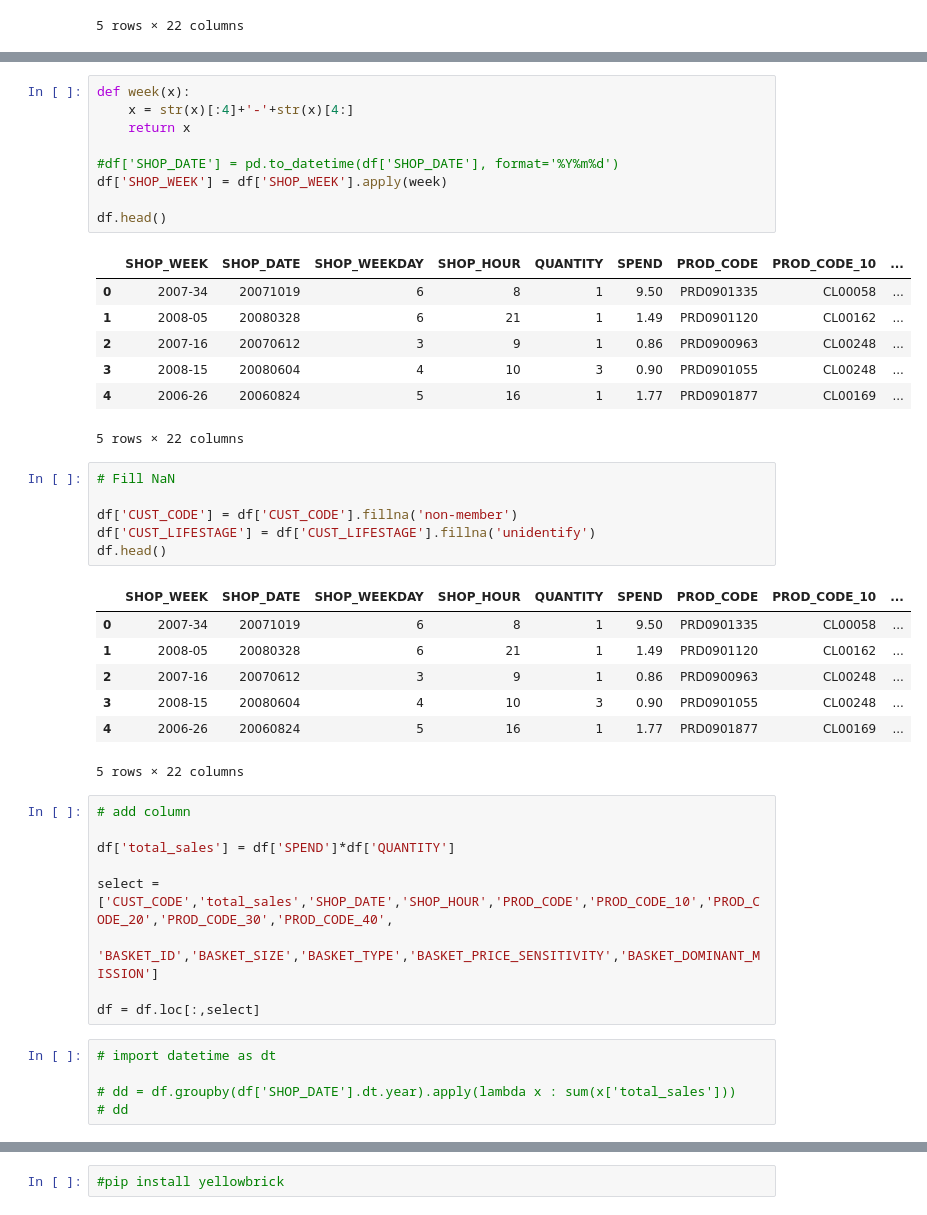
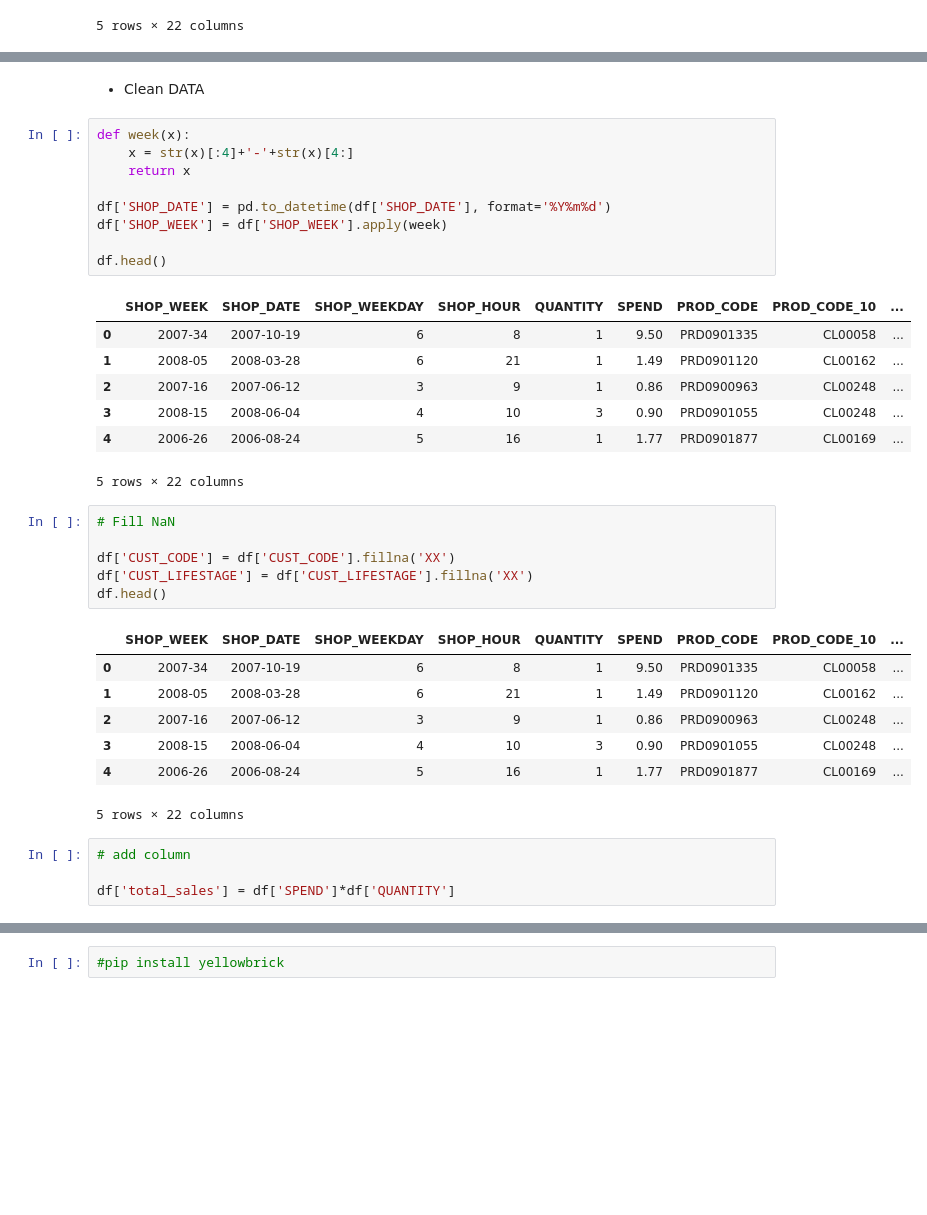
Before and after one commit to HikariJadeEmpire/AdvancedAnalytics-MADT8101, a Jupyter notebook: Week02_CustomerSingleView/KMean_LostusAnalytic.ipynb, the cells around one changed output, grey strips where cells are left out. Drawn from its saved outputs; the diff is of its cells as text; blank space fills up the shorter version.

```diff
--- a/Week02_CustomerSingleView/KMean_LostusAnalytic.ipynb
+++ b/Week02_CustomerSingleView/KMean_LostusAnalytic.ipynb
@@ -36,45 +62,37 @@ memory usage: 97.0+ MB
+# %% [markdown]
+- Clean DATA
 # %%
 def week(x):
     x = str(x)[:4]+'-'+str(x)[4:]
     return x
 
-#df['SHOP_DATE'] = pd.to_datetime(df['SHOP_DATE'], format='%Y%m%d')
+df['SHOP_DATE'] = pd.to_datetime(df['SHOP_DATE'], format='%Y%m%d')
 df['SHOP_WEEK'] = df['SHOP_WEEK'].apply(week)
 
 df.head()
 # %% [output]
 |  | SHOP_WEEK | SHOP_DATE | SHOP_WEEKDAY | SHOP_HOUR | QUANTITY | SPEND | PROD_CODE | PROD_CODE_10 | ... |
-| 0 | 2007-34 | 20071019 | 6 | 8 | 1 | 9.50 | PRD0901335 | CL00058 | ... |
-| 1 | 2008-05 | 20080328 | 6 | 21 | 1 | 1.49 | PRD0901120 | CL00162 | ... |
-| 2 | 2007-16 | 20070612 | 3 | 9 | 1 | 0.86 | PRD0900963 | CL00248 | ... |
-| 3 | 2008-15 | 20080604 | 4 | 10 | 3 | 0.90 | PRD0901055 | CL00248 | ... |
-| 4 | 2006-26 | 20060824 | 5 | 16 | 1 | 1.77 | PRD0901877 | CL00169 | ... |
+| 0 | 2007-34 | 2007-10-19 | 6 | 8 | 1 | 9.50 | PRD0901335 | CL00058 | ... |
+| 1 | 2008-05 | 2008-03-28 | 6 | 21 | 1 | 1.49 | PRD0901120 | CL00162 | ... |
+| 2 | 2007-16 | 2007-06-12 | 3 | 9 | 1 | 0.86 | PRD0900963 | CL00248 | ... |
+| 3 | 2008-15 | 2008-06-04 | 4 | 10 | 3 | 0.90 | PRD0901055 | CL00248 | ... |
+| 4 | 2006-26 | 2006-08-24 | 5 | 16 | 1 | 1.77 | PRD0901877 | CL00169 | ... |
 5 rows × 22 columns
 # %%
 # Fill NaN
 
-df['CUST_CODE'] = df['CUST_CODE'].fillna('non-member')
-df['CUST_LIFESTAGE'] = df['CUST_LIFESTAGE'].fillna('unidentify')
+df['CUST_CODE'] = df['CUST_CODE'].fillna('XX')
+df['CUST_LIFESTAGE'] = df['CUST_LIFESTAGE'].fillna('XX')
 df.head()
 # %% [output]
 |  | SHOP_WEEK | SHOP_DATE | SHOP_WEEKDAY | SHOP_HOUR | QUANTITY | SPEND | PROD_CODE | PROD_CODE_10 | ... |
-| 0 | 2007-34 | 20071019 | 6 | 8 | 1 | 9.50 | PRD0901335 | CL00058 | ... |
-| 1 | 2008-05 | 20080328 | 6 | 21 | 1 | 1.49 | PRD0901120 | CL00162 | ... |
-| 2 | 2007-16 | 20070612 | 3 | 9 | 1 | 0.86 | PRD0900963 | CL00248 | ... |
-| 3 | 2008-15 | 20080604 | 4 | 10 | 3 | 0.90 | PRD0901055 | CL00248 | ... |
-| 4 | 2006-26 | 20060824 | 5 | 16 | 1 | 1.77 | PRD0901877 | CL00169 | ... |
+| 0 | 2007-34 | 2007-10-19 | 6 | 8 | 1 | 9.50 | PRD0901335 | CL00058 | ... |
+| 1 | 2008-05 | 2008-03-28 | 6 | 21 | 1 | 1.49 | PRD0901120 | CL00162 | ... |
+| 2 | 2007-16 | 2007-06-12 | 3 | 9 | 1 | 0.86 | PRD0900963 | CL00248 | ... |
+| 3 | 2008-15 | 2008-06-04 | 4 | 10 | 3 | 0.90 | PRD0901055 | CL00248 | ... |
+| 4 | 2006-26 | 2006-08-24 | 5 | 16 | 1 | 1.77 | PRD0901877 | CL00169 | ... |
 5 rows × 22 columns
 # %%
 # add column
 
 df['total_sales'] = df['SPEND']*df['QUANTITY']
-
-select = ['CUST_CODE','total_sales','SHOP_DATE','SHOP_HOUR','PROD_CODE','PROD_CODE_10','PROD_CODE_20','PROD_CODE_30','PROD_CODE_40',
-          'BASKET_ID','BASKET_SIZE','BASKET_TYPE','BASKET_PRICE_SENSITIVITY','BASKET_DOMINANT_MISSION']
-
-df = df.loc[:,select]
-# %%
-# import datetime as dt
-
-# dd = df.groupby(df['SHOP_DATE'].dt.year).apply(lambda x : sum(x['total_sales']))
-# dd
```
Also changed, not shown: parts of 9 cells of this notebook, 1 other file.
